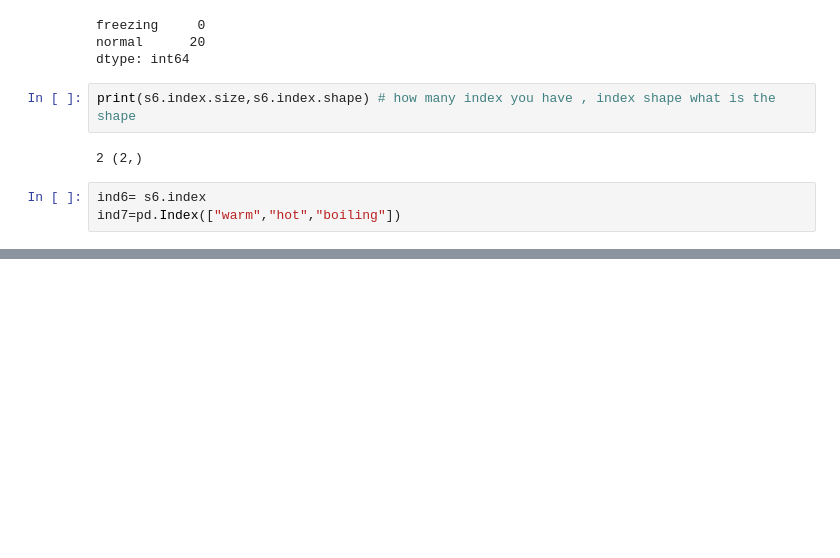
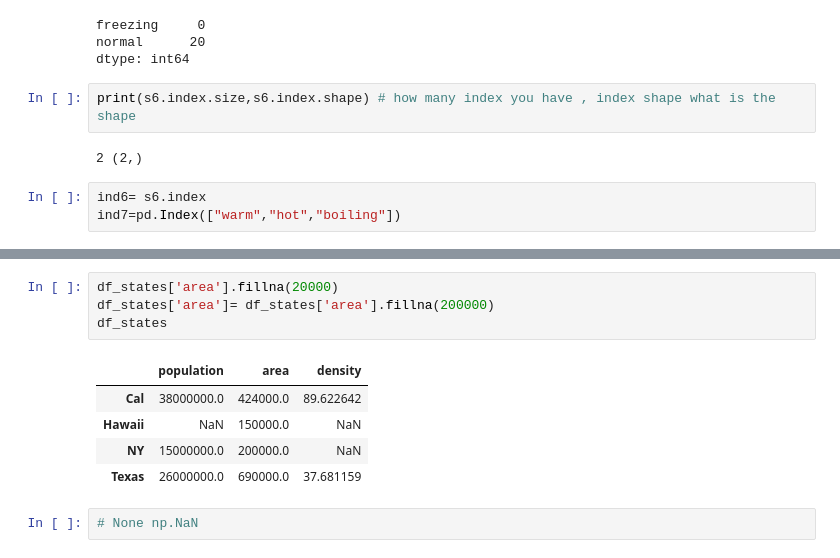
Before and after one commit to AhmadNass7/AI-AND-APPLICATIONS, a Jupyter notebook: 7&8_Prog.ipynb, the cells around one changed output, grey strips where cells are left out. Drawn from its saved outputs; the diff is of its cells as text; blank space fills up the shorter version.

```diff
--- a/7&8_Prog.ipynb
+++ b/7&8_Prog.ipynb
@@ -211,0 +422,12 @@ ind7=pd.Index(["warm","hot","boiling"])
+# %%
+df_states['area'].fillna(20000)
+df_states['area']= df_states['area'].fillna(200000)
+df_states
+# %% [output]
+|  | population | area | density |
+| Cal | 38000000.0 | 424000.0 | 89.622642 |
+| Hawaii | NaN | 150000.0 | NaN |
+| NY | 15000000.0 | 200000.0 | NaN |
+| Texas | 26000000.0 | 690000.0 | 37.681159 |
+# %%
+# None np.NaN
```
Also changed, not shown: parts of 44 cells of this notebook.
